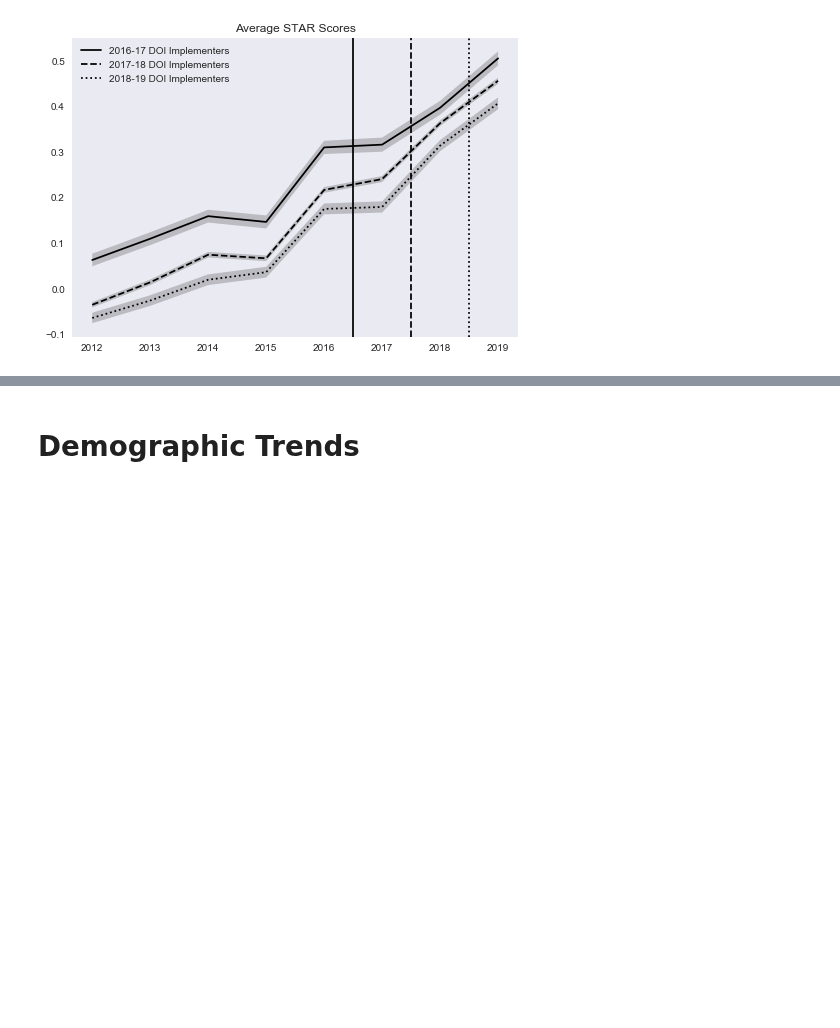
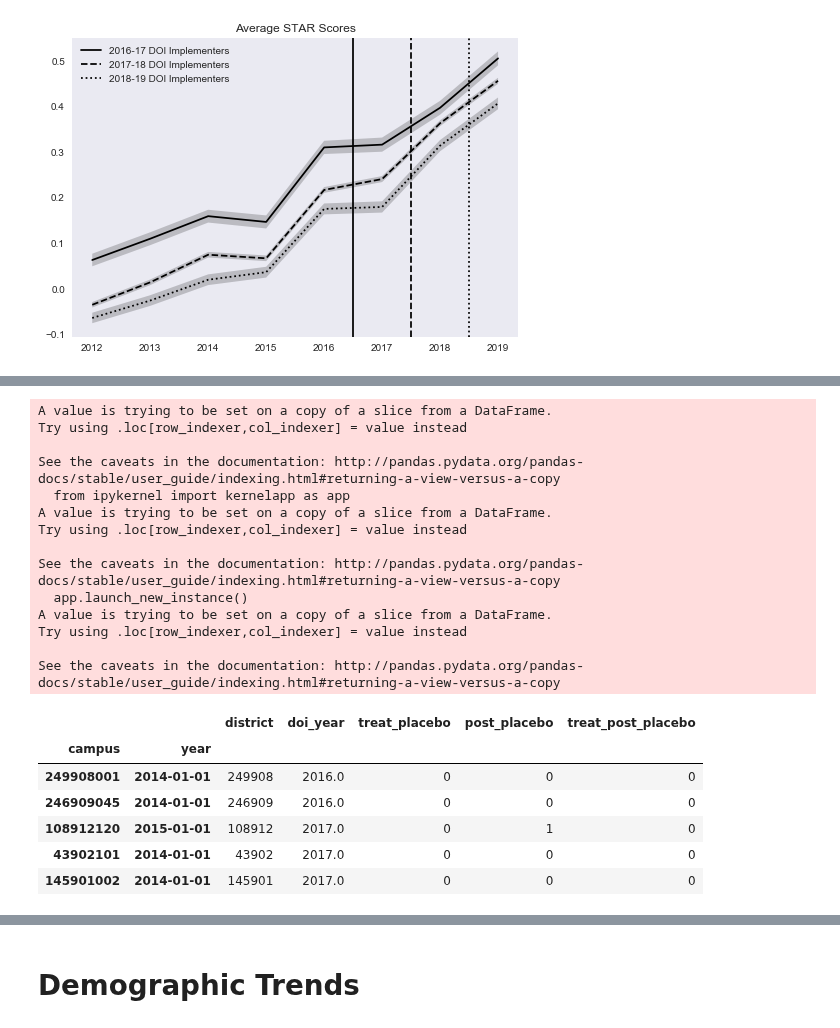
Before and after one commit to KylieLAnglin/dofis, a Jupyter notebook: analysis/Who Needs Rules/04b_graphs_trends_subject_df.ipynb, the cells around one changed output, grey strips where cells are left out. Saved outputs shown, nothing was run; the diff lists cells and outputs as text; code cells hidden in the pictures; blank space fills up the shorter version.

```diff
--- a/analysis/Who Needs Rules/04b_graphs_trends_subject_df.ipynb
+++ b/analysis/Who Needs Rules/04b_graphs_trends_subject_df.ipynb
@@ -201,0 +267,35 @@ title_labels = {'avescores': 'Average STAR', 'elem_math': 'Elementary Math', 'el
+# %%
+did_df = data[(data.year == 2014) | (data.year == 2015)]
+did_df['treat_placebo'] = np.where(did_df.doi_year == 2018, 1, 0)
+did_df['post_placebo'] = np.where(did_df.year > 2014, 1, 0)
+did_df['treat_post_placebo'] = did_df.treat_placebo * did_df.post_placebo
+
+did_df = did_df.reset_index()
+did_df['year'] = pd.to_datetime(did_df['year'], format='%Y')
+#add column year to index
+did_df = did_df.set_index(['year', 'campus'])
+#swap indexes
+did_df.index = did_df.index.swaplevel(0,1)
+did_df[['district', 'doi_year','treat_placebo', 'post_placebo', 'treat_post_placebo']].sample(5)
+# %% [output]
+A value is trying to be set on a copy of a slice from a DataFrame.
+Try using .loc[row_indexer,col_indexer] = value instead
+
+See the caveats in the documentation: http://pandas.pydata.org/pandas-docs/stable/user_guide/indexing.html#returning-a-view-versus-a-copy
+  from ipykernel import kernelapp as app
+A value is trying to be set on a copy of a slice from a DataFrame.
+Try using .loc[row_indexer,col_indexer] = value instead
+
+See the caveats in the documentation: http://pandas.pydata.org/pandas-docs/stable/user_guide/indexing.html#returning-a-view-versus-a-copy
+  app.launch_new_instance()
+A value is trying to be set on a copy of a slice from a DataFrame.
+Try using .loc[row_indexer,col_indexer] = value instead
+
+See the caveats in the documentation: http://pandas.pydata.org/pandas-docs/stable/user_guide/indexing.html#returning-a-view-versus-a-copy
+|  |  | district | doi_year | treat_placebo | post_placebo | treat_post_placebo |
+| campus | year |  |  |  |  |  |
+| 249908001 | 2014-01-01 | 249908 | 2016.0 | 0 | 0 | 0 |
+| 246909045 | 2014-01-01 | 246909 | 2016.0 | 0 | 0 | 0 |
+| 108912120 | 2015-01-01 | 108912 | 2017.0 | 0 | 1 | 0 |
+| 43902101 | 2014-01-01 | 43902 | 2017.0 | 0 | 0 | 0 |
+| 145901002 | 2014-01-01 | 145901 | 2017.0 | 0 | 0 | 0 |
```
Also changed, not shown: parts of 32 cells of this notebook.
